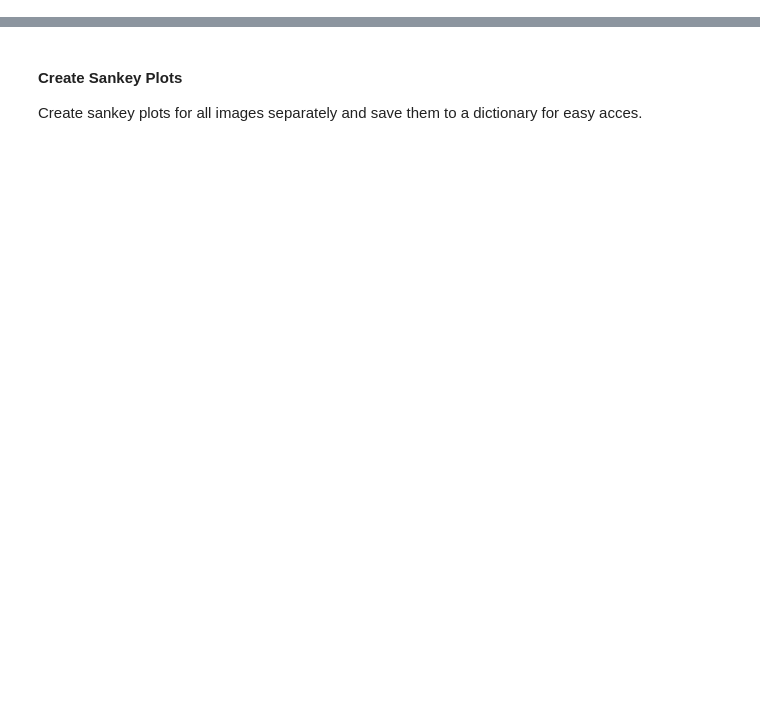
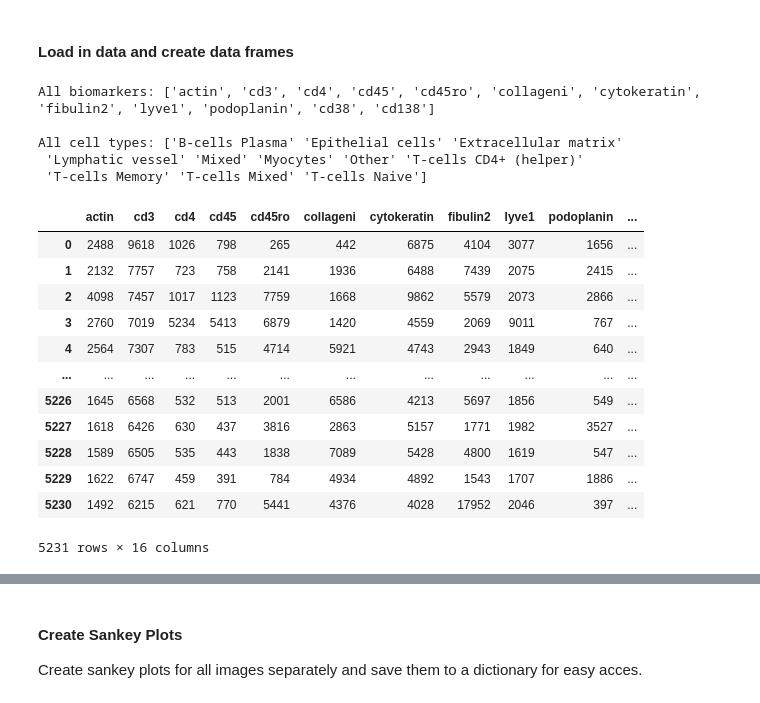
Before and after one commit to feliciaschulz/MastersThesisProject, a Jupyter notebook: 04_DistanceAnalysis/Distance Matrix Edited.ipynb, the cells around one changed output, grey strips where cells are left out. Cells and saved outputs as stored; diff of their text form; code cells hidden in the pictures; blank space fills up the shorter version.

```diff
--- a/04_DistanceAnalysis/Distance Matrix Edited.ipynb
+++ b/04_DistanceAnalysis/Distance Matrix Edited.ipynb
@@ -557,0 +23,2 @@ sankey_fig = create_sankey(fromto_df, from_cts, to_cts, "R1B1ROI1", radius)
+# %% [markdown]
+#### Load in data and create data frames
@@ -557,0 +45,60 @@ sankey_fig = create_sankey(fromto_df, from_cts, to_cts, "R1B1ROI1", radius)
+# %%
+# Load in intensity data frames, save dfs, centroids, cell types
+# Make sure the folder structure is the same as here
+intensitydir = "../00_Data/IntensitiesCelltypes/"
+
+# Initialise data frames
+intensitydfs = {}
+centroids = {}
+celltypes = {}
+areas = {}
+
+# Loop through image names, create data frames,
+for i in img_names:
+    filename = i + "_intensitiesdf.csv"
+    filepath = os.path.join(intensitydir, filename)
+    df = pd.read_csv(filepath)
+
+    X_coords = df["X_coord"]
+    Y_coords = df["Y_coord"]
+    centroidsdf = df[["X_coord", "Y_coord"]]
+    centroids[i] = centroidsdf
+
+    celltype = df["InferredCellType"]
+    celltypes[i] = celltype
+
+    area = df["area"]
+    areas[i] = area
+
+    intensitydfs[i] = df.iloc[:, 1:-4] # drop first column, is just the cell index, and area, inf.c.t. and centroids
+# %%
+# Reminder of markers that were used:
+markers = list(intensitydfs["R1B1ROI1"].columns)
+print("All biomarkers:", markers)
+print()
+
+# Reminder of all possible cell types:
+print("All cell types:", np.unique(celltypes["R1B1ROI1"]))
+# %% [output]
+All biomarkers: ['actin', 'cd3', 'cd4', 'cd45', 'cd45ro', 'collageni', 'cytokeratin', 'fibulin2', 'lyve1', 'podoplanin', 'cd38', 'cd138']
+
+All cell types: ['B-cells Plasma' 'Epithelial cells' 'Extracellular matrix'
+ 'Lymphatic vessel' 'Mixed' 'Myocytes' 'Other' 'T-cells CD4+ (helper)'
+ 'T-cells Memory' 'T-cells Mixed' 'T-cells Naive']
+# %%
+# Showing example of data frame
+df.iloc[:, 1:]
+# %% [output]
+|  | actin | cd3 | cd4 | cd45 | cd45ro | collageni | cytokeratin | fibulin2 | lyve1 | podoplanin | ... |
+| 0 | 2488 | 9618 | 1026 | 798 | 265 | 442 | 6875 | 4104 | 3077 | 1656 | ... |
+| 1 | 2132 | 7757 | 723 | 758 | 2141 | 1936 | 6488 | 7439 | 2075 | 2415 | ... |
+| 2 | 4098 | 7457 | 1017 | 1123 | 7759 | 1668 | 9862 | 5579 | 2073 | 2866 | ... |
+| 3 | 2760 | 7019 | 5234 | 5413 | 6879 | 1420 | 4559 | 2069 | 9011 | 767 | ... |
+| 4 | 2564 | 7307 | 783 | 515 | 4714 | 5921 | 4743 | 2943 | 1849 | 640 | ... |
+| ... | ... | ... | ... | ... | ... | ... | ... | ... | ... | ... | ... |
+| 5226 | 1645 | 6568 | 532 | 513 | 2001 | 6586 | 4213 | 5697 | 1856 | 549 | ... |
+| 5227 | 1618 | 6426 | 630 | 437 | 3816 | 2863 | 5157 | 1771 | 1982 | 3527 | ... |
+| 5228 | 1589 | 6505 | 535 | 443 | 1838 | 7089 | 5428 | 4800 | 1619 | 547 | ... |
+| 5229 | 1622 | 6747 | 459 | 391 | 784 | 4934 | 4892 | 1543 | 1707 | 1886 | ... |
+| 5230 | 1492 | 6215 | 621 | 770 | 5441 | 4376 | 4028 | 17952 | 2046 | 397 | ... |
+5231 rows × 16 columns
```
Also changed, not shown: parts of 53 cells of this notebook.
